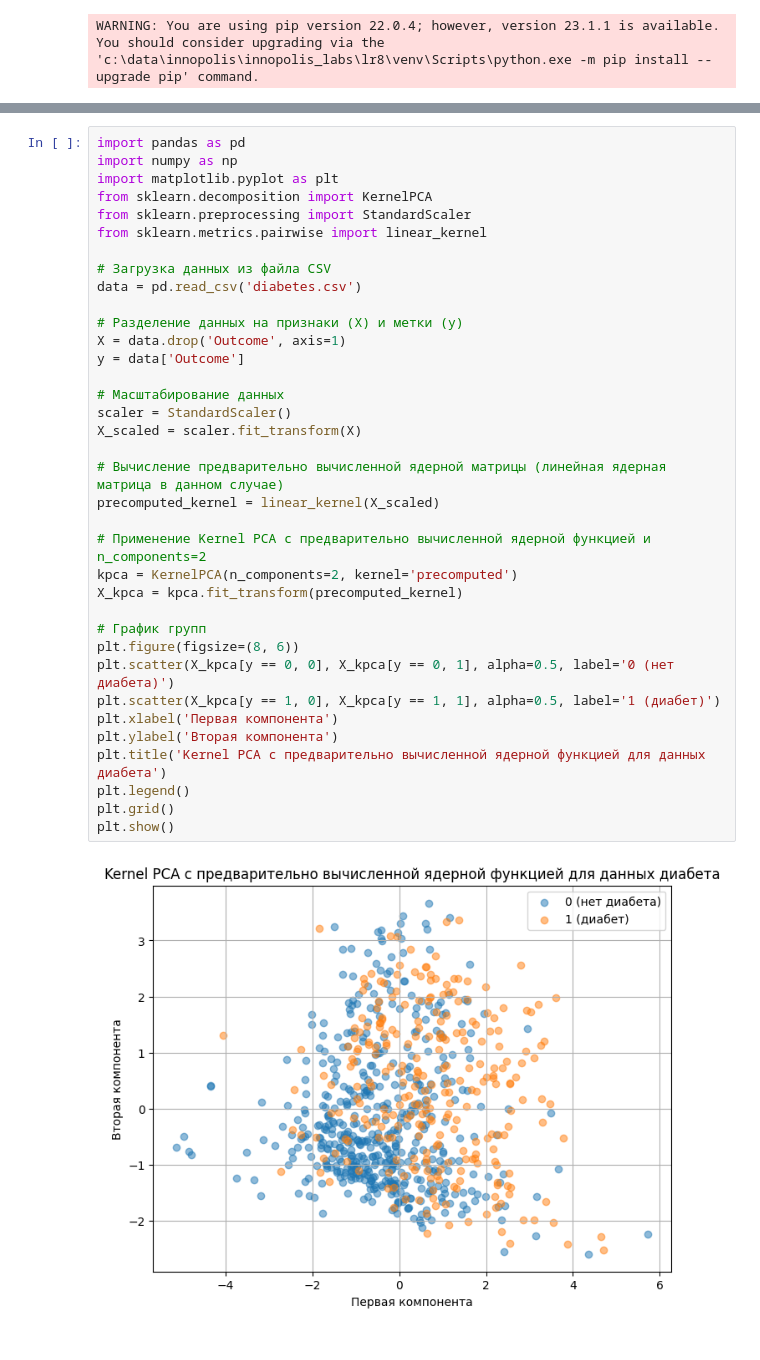
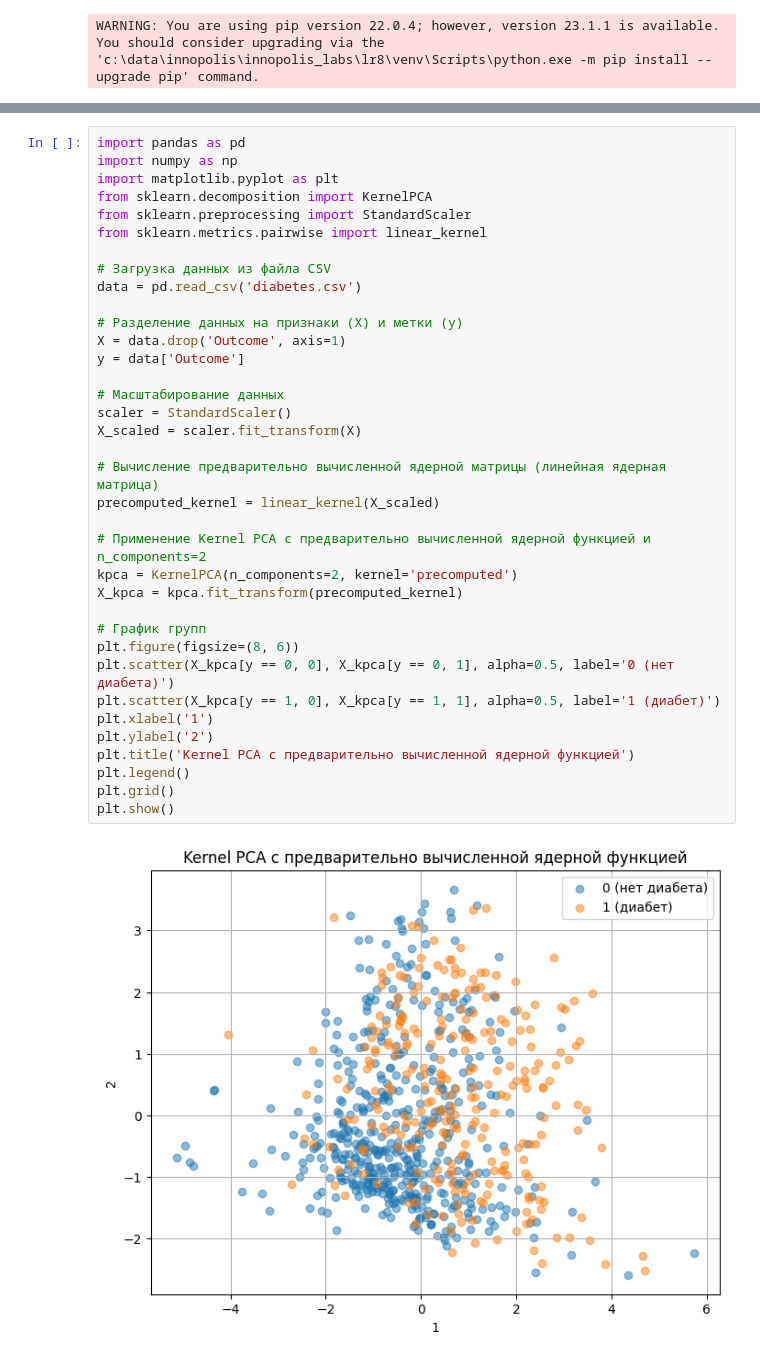
Before and after one commit to q10sn1k/innopolis_labs, a Jupyter notebook: lr8/PCA.ipynb, the cells around one changed output, grey strips where cells are left out. Cells and saved outputs as stored; diff of their text form.

```diff
--- a/lr8/PCA.ipynb
+++ b/lr8/PCA.ipynb
@@ -420,35 +425,35 @@ import numpy as np
 import matplotlib.pyplot as plt
 from sklearn.decomposition import KernelPCA
 from sklearn.preprocessing import StandardScaler
 from sklearn.metrics.pairwise import linear_kernel
 
 # Загрузка данных из файла CSV
 data = pd.read_csv('diabetes.csv')
 
 # Разделение данных на признаки (X) и метки (y)
 X = data.drop('Outcome', axis=1)
 y = data['Outcome']
 
 # Масштабирование данных
 scaler = StandardScaler()
 X_scaled = scaler.fit_transform(X)
 
-# Вычисление предварительно вычисленной ядерной матрицы (линейная ядерная матрица в данном случае)
+# Вычисление предварительно вычисленной ядерной матрицы (линейная ядерная матрица)
 precomputed_kernel = linear_kernel(X_scaled)
 
 # Применение Kernel PCA с предварительно вычисленной ядерной функцией и n_components=2
 kpca = KernelPCA(n_components=2, kernel='precomputed')
 X_kpca = kpca.fit_transform(precomputed_kernel)
 
 # График групп
 plt.figure(figsize=(8, 6))
 plt.scatter(X_kpca[y == 0, 0], X_kpca[y == 0, 1], alpha=0.5, label='0 (нет диабета)')
 plt.scatter(X_kpca[y == 1, 0], X_kpca[y == 1, 1], alpha=0.5, label='1 (диабет)')
-plt.xlabel('Первая компонента')
-plt.ylabel('Вторая компонента')
-plt.title('Kernel PCA с предварительно вычисленной ядерной функцией для данных диабета')
+plt.xlabel('1')
+plt.ylabel('2')
+plt.title('Kernel PCA с предварительно вычисленной ядерной функцией')
 plt.legend()
 plt.grid()
 plt.show()
 # %% [output]
-[figure, old version]
+[figure, new version]
```
Also changed, not shown: parts of 9 cells of this notebook.
